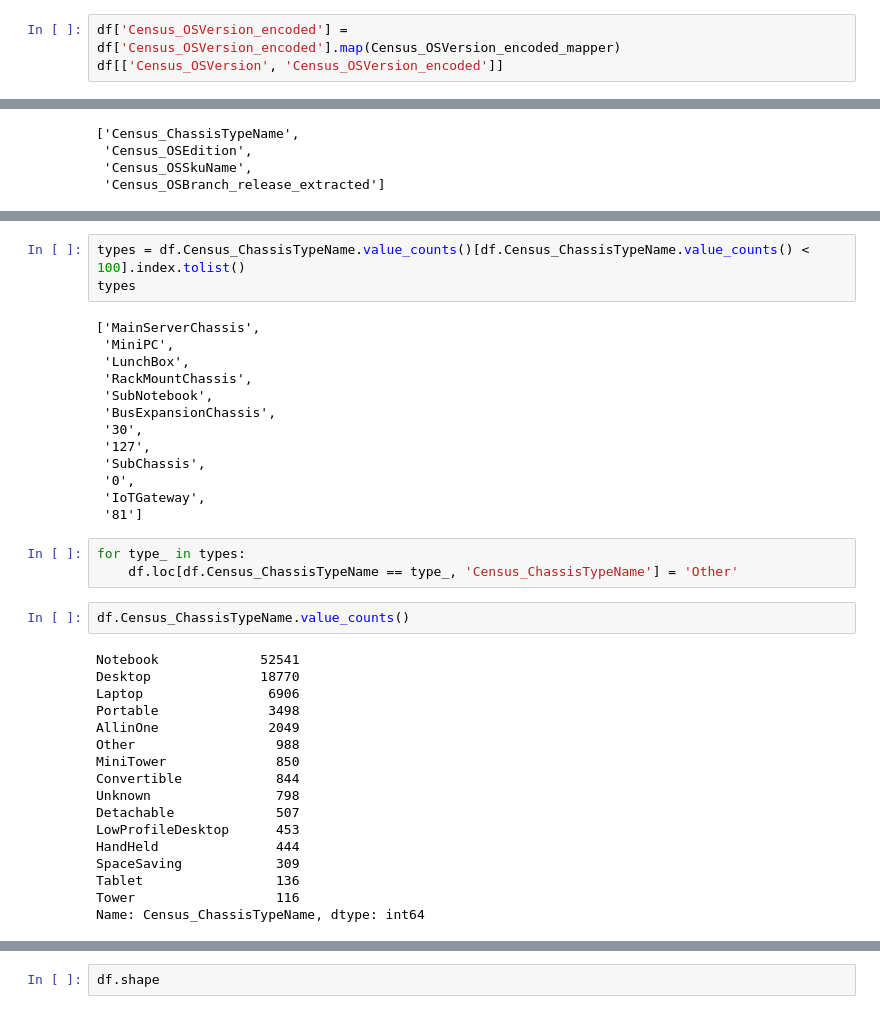
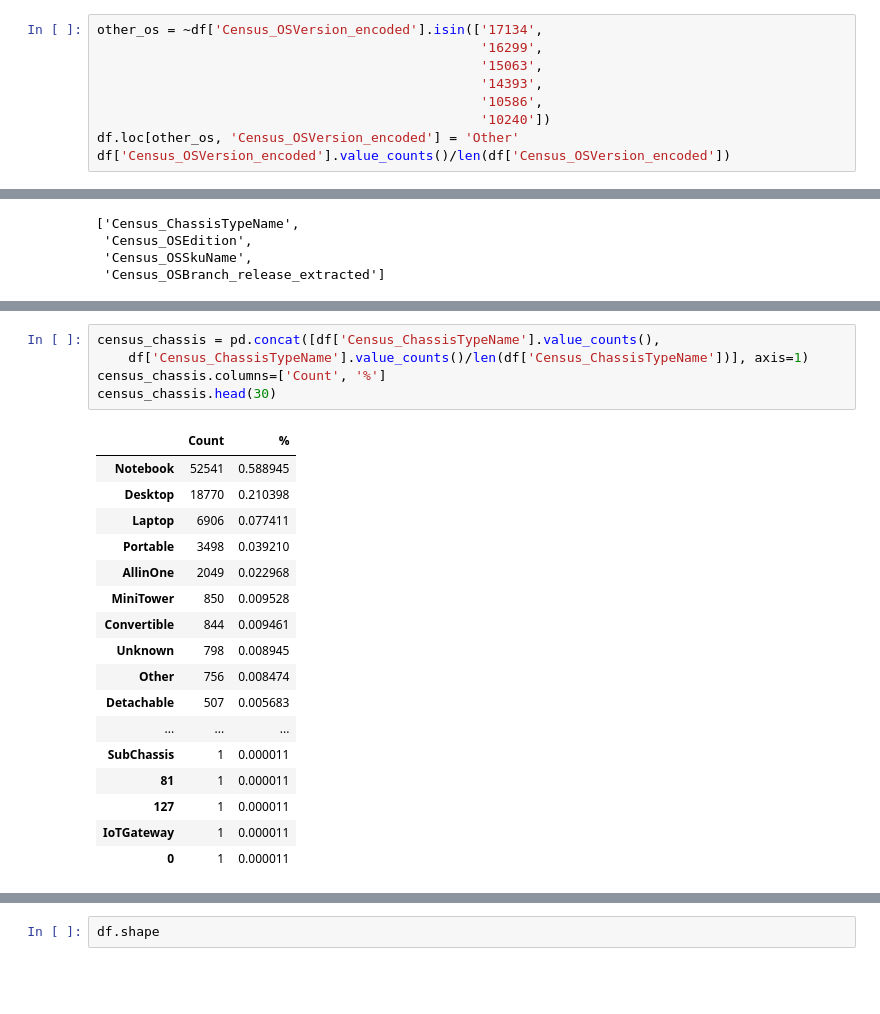
Before and after one commit to marco-riva/Capstone_2, a Jupyter notebook: notebooks/Feature_Engineering.ipynb, the cells around one changed output, grey strips where cells are left out. Saved outputs shown, nothing was run; the diff lists cells and outputs as text; blank space fills up the shorter version.

```diff
--- a/notebooks/Feature_Engineering.ipynb
+++ b/notebooks/Feature_Engineering.ipynb
@@ -420,4 +358,10 @@ Census_OSVersion_encoded_mapper
 # %%
-df['Census_OSVersion_encoded'] = df['Census_OSVersion_encoded'].map(Census_OSVersion_encoded_mapper)
-df[['Census_OSVersion', 'Census_OSVersion_encoded']]
+other_os = ~df['Census_OSVersion_encoded'].isin(['17134',
+                                                 '16299',
+                                                 '15063',
+                                                 '14393',
+                                                 '10586',
+                                                 '10240'])
+df.loc[other_os, 'Census_OSVersion_encoded'] = 'Other'
+df['Census_OSVersion_encoded'].value_counts()/len(df['Census_OSVersion_encoded'])
 # %% [output]
@@ -473,39 +412,24 @@ rs1_release_d                    1
 Name: Census_OSBranch_release_extracted, dtype: int64
-# %%
-types = df.Census_ChassisTypeName.value_counts()[df.Census_ChassisTypeName.value_counts() < 100].index.tolist()
-types
-# %% [output]
-['MainServerChassis',
- 'MiniPC',
- 'LunchBox',
- 'RackMountChassis',
- 'SubNotebook',
- 'BusExpansionChassis',
- '30',
- '127',
- 'SubChassis',
- '0',
- 'IoTGateway',
- '81']
-# %%
-for type_ in types:
-    df.loc[df.Census_ChassisTypeName == type_, 'Census_ChassisTypeName'] = 'Other'
-# %%
-df.Census_ChassisTypeName.value_counts()
-# %% [output]
-Notebook             52541
-Desktop              18770
-Laptop                6906
-Portable              3498
-AllinOne              2049
-Other                  988
-MiniTower              850
-Convertible            844
-Unknown                798
-Detachable             507
-LowProfileDesktop      453
-HandHeld               444
-SpaceSaving            309
-Tablet                 136
-Tower                  116
-Name: Census_ChassisTypeName, dtype: int64
+# %%
+census_chassis = pd.concat([df['Census_ChassisTypeName'].value_counts(),
+    df['Census_ChassisTypeName'].value_counts()/len(df['Census_ChassisTypeName'])], axis=1)
+census_chassis.columns=['Count', '%']
+census_chassis.head(30)
+# %% [output]
+|  | Count | % |
+| Notebook | 52541 | 0.588945 |
+| Desktop | 18770 | 0.210398 |
+| Laptop | 6906 | 0.077411 |
+| Portable | 3498 | 0.039210 |
+| AllinOne | 2049 | 0.022968 |
+| MiniTower | 850 | 0.009528 |
+| Convertible | 844 | 0.009461 |
+| Unknown | 798 | 0.008945 |
+| Other | 756 | 0.008474 |
+| Detachable | 507 | 0.005683 |
+| ... | ... | ... |
+| SubChassis | 1 | 0.000011 |
+| 81 | 1 | 0.000011 |
+| 127 | 1 | 0.000011 |
+| IoTGateway | 1 | 0.000011 |
+| 0 | 1 | 0.000011 |
```
Also changed, not shown: parts of 54 cells of this notebook.
